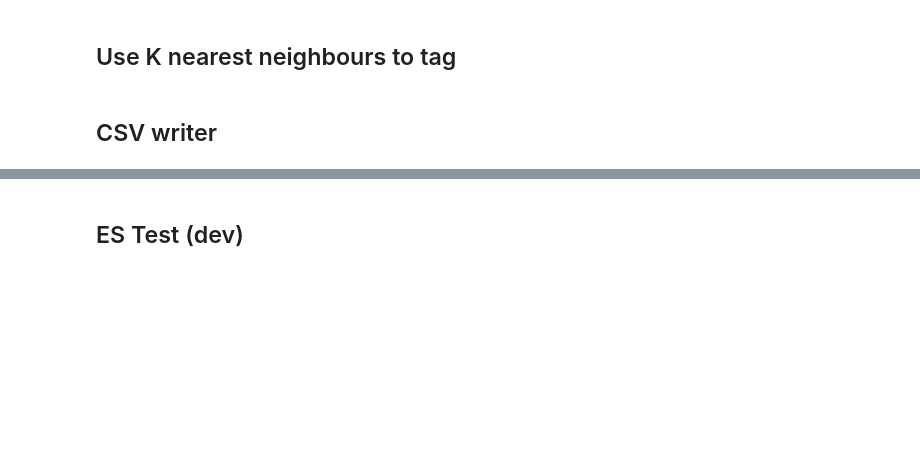
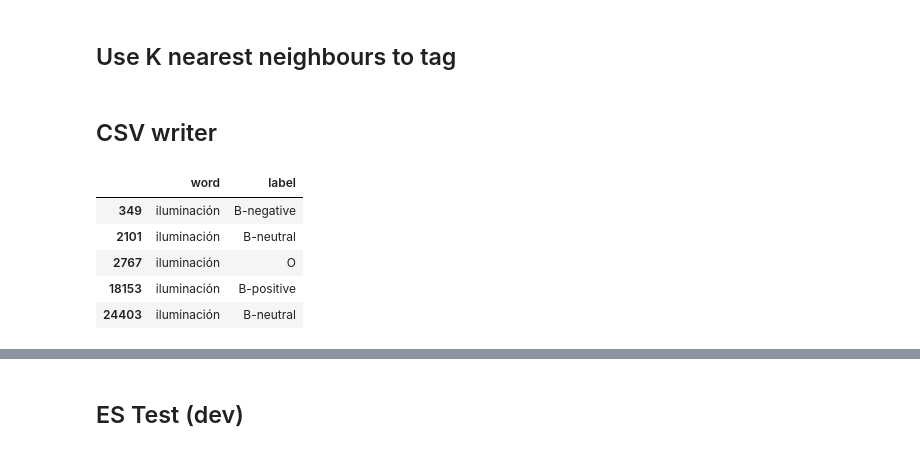
Before and after one commit to loypekyong/1D-project, a Jupyter notebook: Code.ipynb, the cells around one changed output, grey strips where cells are left out. Cells and saved outputs as stored; diff of their text form; code cells hidden in the pictures; blank space fills up the shorter version.

```diff
--- a/Code.ipynb
+++ b/Code.ipynb
@@ -871,0 +929,10 @@ def lists_to_csv(list_a, list_b, filename):
+# %%
+filtered_rows = ES_train[ES_train['word'] == 'iluminación']
+filtered_rows
+# %% [output]
+|  | word | label |
+| 349 | iluminación | B-negative |
+| 2101 | iluminación | B-neutral |
+| 2767 | iluminación | O |
+| 18153 | iluminación | B-positive |
+| 24403 | iluminación | B-neutral |
```
Also changed, not shown: parts of 29 cells of this notebook, 2 other files.
